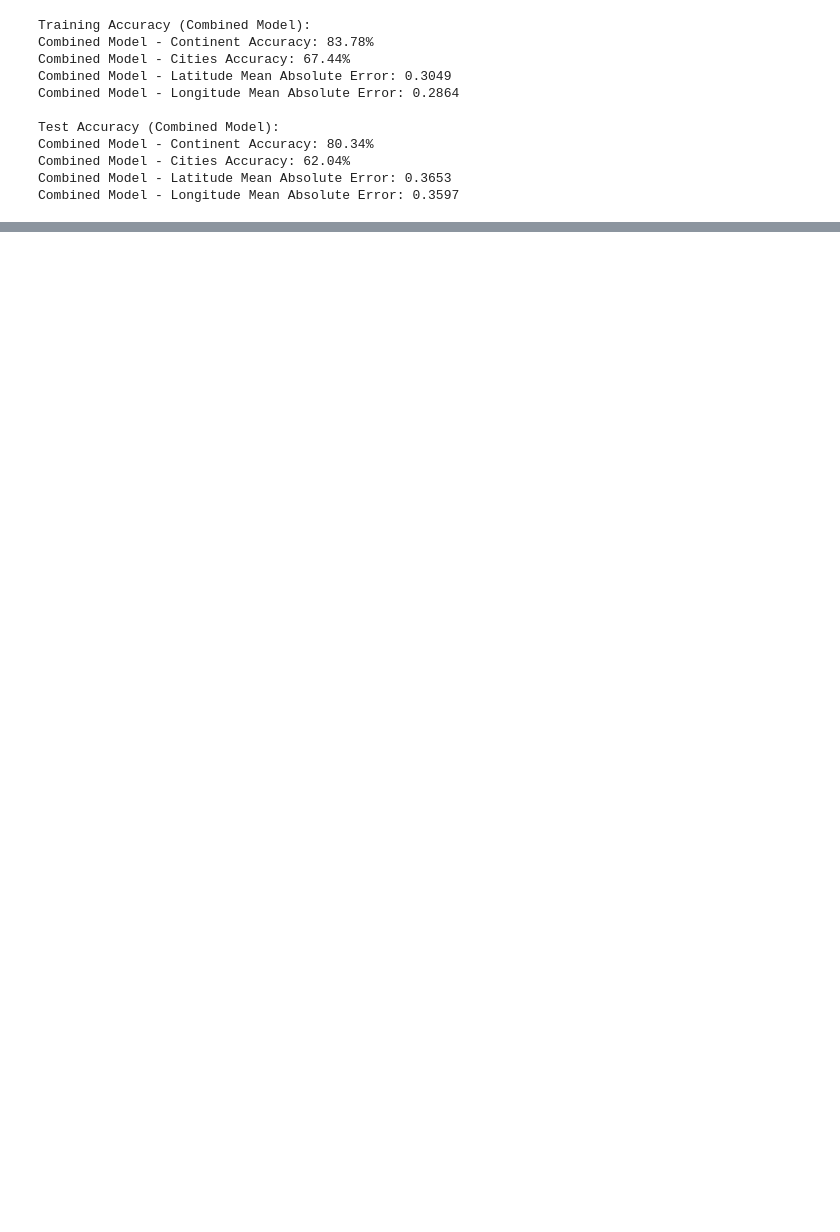
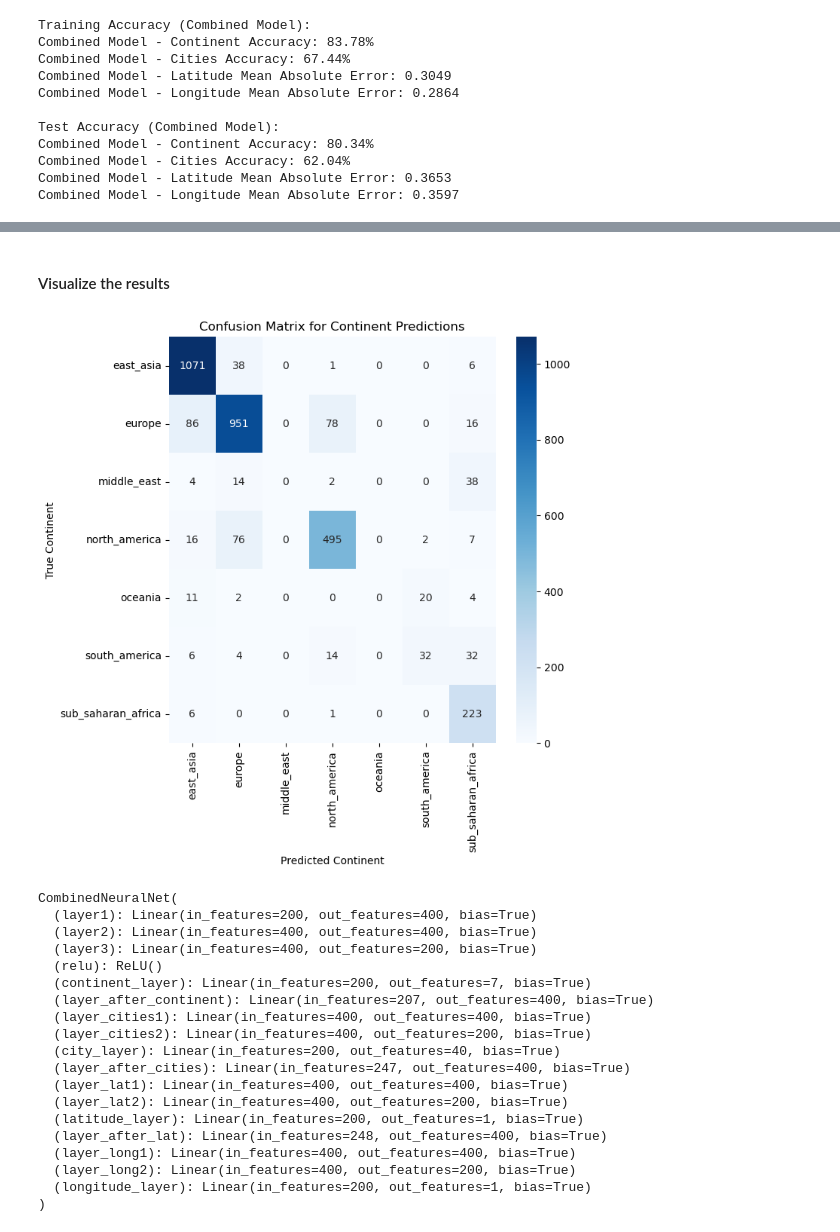
Before and after one commit to ChandrashekarCR/mgps_optimization, a Jupyter notebook: notebooks/metasub_mgps_processing_31032025.ipynb, the cells around one changed output, grey strips where cells are left out. Cells and saved outputs as stored; diff of their text form; code cells hidden in the pictures; blank space fills up the shorter version.

Commit message:
Fifth Commit. Added a modular workflow for the combined neural network model. Made some modifications to the code as well.

```diff
--- a/notebooks/metasub_mgps_processing_31032025.ipynb
+++ b/notebooks/metasub_mgps_processing_31032025.ipynb
@@ -416,15 +416,18 @@ The unique cities in the metasub dataset are 40.
 The unique continents in the metasub dataset are ['oceania', 'south_america', 'east_asia', 'sub_saharan_africa', 'middle_east', 'north_america', 'europe']
 # %%
 # Initialize label and scalers
-le = LabelEncoder()
-stdscaler = StandardScaler() # I can try MinMaxScaler as well
+le_continent = LabelEncoder()
+le_city = LabelEncoder()
+stdscaler_lat = StandardScaler() # I can try MinMaxScaler as well
+stdscaler_long = StandardScaler()
 # Convert all the categorical variables into numbers
-nn_data['city_encoding'] = nn_data[['city']].apply(le.fit_transform)
-nn_data['continent_encoding'] = nn_data[['continent']].apply(le.fit_transform)
-nn_data['lat_scaled'] = stdscaler.fit_transform(nn_data[['latitude']])
-nn_data['long_scaled'] = stdscaler.fit_transform(nn_data[['longitude']])
+nn_data['city_encoding'] = nn_data[['city']].apply(le_city.fit_transform)
+nn_data['continent_encoding'] = nn_data[['continent']].apply(le_continent.fit_transform)
+nn_data['lat_scaled'] = stdscaler_lat.fit_transform(nn_data[['latitude']])
+nn_data['long_scaled'] = stdscaler_long.fit_transform(nn_data[['longitude']])
 # Store all the new scaled and encoded data in a new dataframe
 encoded_nn_data = nn_data.drop(columns=['city','continent','latitude','longitude'],axis=1)
+#encoded_nn_data = nn_data.copy()
 encoded_nn_data.to_csv('./results/metasub_training_testing_data.csv',index=False)
 encoded_nn_data.head()
 # %% [output]
@@ -1232,0 +1061,2 @@ Total Training Time: 14.09 seconds
+# %% [markdown]
+#### Visualize the results
@@ -1232,0 +1066,59 @@ Total Training Time: 14.09 seconds
+# %%
+continent_encoding_map = dict(zip(le_continent.transform(le_continent.classes_), le_continent.classes_))
+city_encoding_map = dict(zip(le_city.transform(le_city.classes_),le_city.classes_))
+# %%
+combined_model.eval()
+all_predictions_continents = []
+all_predictions_cities = []
+all_labels_continents = []
+all_labels_cities = []
+
+with torch.no_grad():
+    for data, continent_city, lat_long in train_dl:
+        data = data.to(device)
+        target_continent = continent_city[:, 0].to(device)
+        target_cities = continent_city[:, 1].to(device)
+        target_lat = lat_long[:, 0].unsqueeze(1).to(device)
+        target_long = lat_long[:, 1].unsqueeze(1).to(device)
+
+        continent_logits, city_logits, latitude_prediction, longitude_prediction = combined_model(data)
+        _, predicted_continents = torch.max(continent_logits,1)
+        _, predicted_cities = torch.max(city_logits,1)
+        all_predictions_continents.extend(predicted_continents.detach().cpu().numpy())
+        all_labels_continents.extend(target_continent.detach().cpu().numpy())
+        all_predictions_cities.extend(predicted_cities.detach().cpu().numpy())
+        all_labels_cities.extend(target_cities.detach().cpu().numpy())
+
+cm = confusion_matrix(all_labels_continents,all_predictions_continents)
+# Visualize the confusion matrix using seaborn
+plt.figure(figsize=(len(continent_encoding_map), len(continent_encoding_map)))
+sns.heatmap(cm, annot=True, fmt='d', cmap='Blues',
+                xticklabels=list(continent_encoding_map.values()), yticklabels=list(continent_encoding_map.values()))
+plt.xlabel('Predicted Continent')
+plt.ylabel('True Continent')
+plt.title('Confusion Matrix for Continent Predictions')
+plt.show()
+
+
+combined_model.train()
+# %% [output]
+[figure, added]
+CombinedNeuralNet(
+  (layer1): Linear(in_features=200, out_features=400, bias=True)
+  (layer2): Linear(in_features=400, out_features=400, bias=True)
+  (layer3): Linear(in_features=400, out_features=200, bias=True)
+  (relu): ReLU()
+  (continent_layer): Linear(in_features=200, out_features=7, bias=True)
+  (layer_after_continent): Linear(in_features=207, out_features=400, bias=True)
+  (layer_cities1): Linear(in_features=400, out_features=400, bias=True)
+  (layer_cities2): Linear(in_features=400, out_features=200, bias=True)
+  (city_layer): Linear(in_features=200, out_features=40, bias=True)
+  (layer_after_cities): Linear(in_features=247, out_features=400, bias=True)
+  (layer_lat1): Linear(in_features=400, out_features=400, bias=True)
+  (layer_lat2): Linear(in_features=400, out_features=200, bias=True)
+  (latitude_layer): Linear(in_features=200, out_features=1, bias=True)
+  (layer_after_lat): Linear(in_features=248, out_features=400, bias=True)
+  (layer_long1): Linear(in_features=400, out_features=400, bias=True)
+  (layer_long2): Linear(in_features=400, out_features=200, bias=True)
+  (longitude_layer): Linear(in_features=200, out_features=1, bias=True)
+)
```
Also changed, not shown: parts of 7 cells of this notebook, 4 other files.
